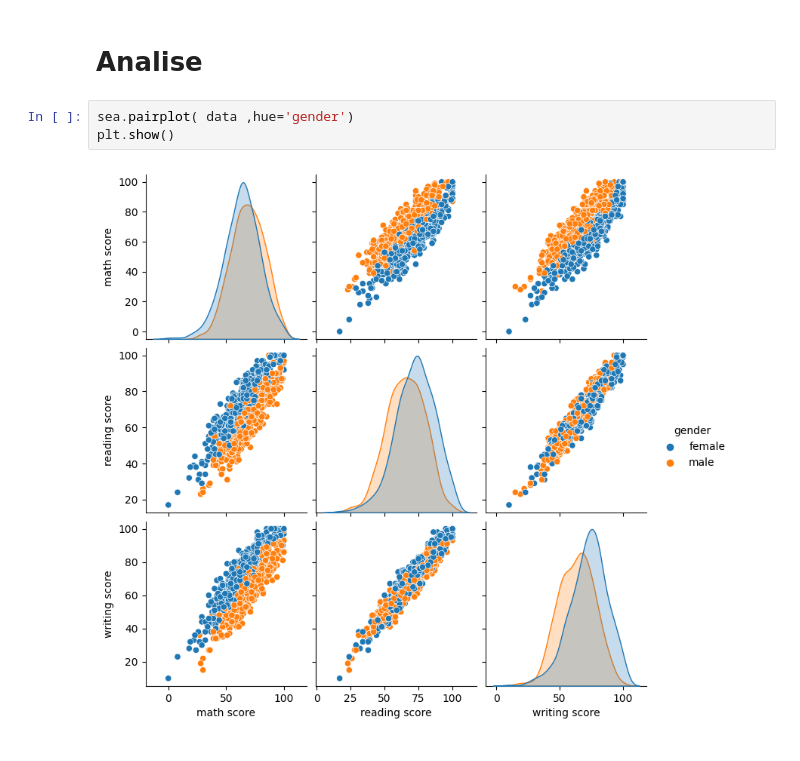
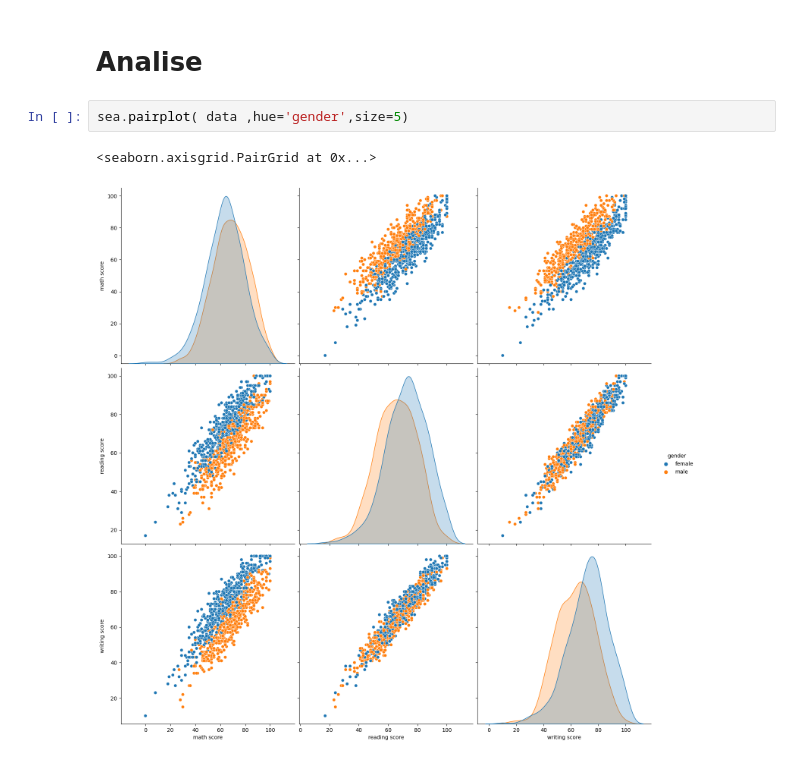
Before and after one commit to kaladabrio2020/DesempenhoNaEscola, a Jupyter notebook: Analise.ipynb, the cells around one changed output. Drawn from its saved outputs; the diff is of its cells as text.

Commit message:
data15

```diff
--- a/Analise.ipynb
+++ b/Analise.ipynb
@@ -73,7 +73,7 @@ data['test preparation course'].value_counts().reset_index()
 # %% [markdown]
 # Analise
 # %%
-sea.pairplot( data ,hue='gender')
-plt.show()
+sea.pairplot( data ,hue='gender',size=5)
 # %% [output]
+<seaborn.axisgrid.PairGrid at 0x...>
-[figure, old version]
+[figure, new version]
```
Also changed, not shown: parts of 31 cells of this notebook.
